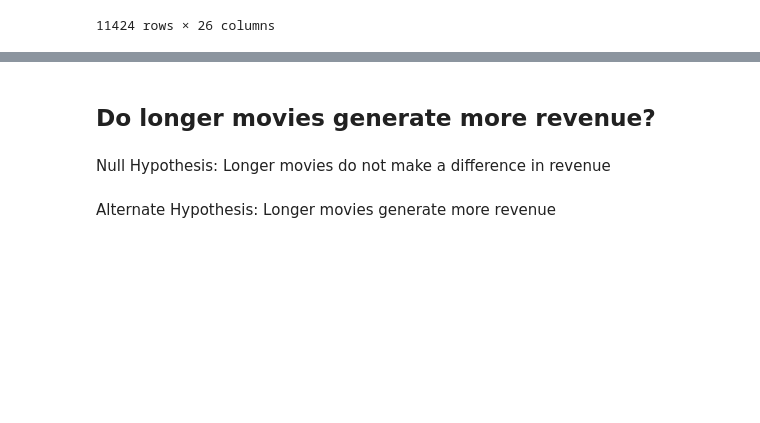
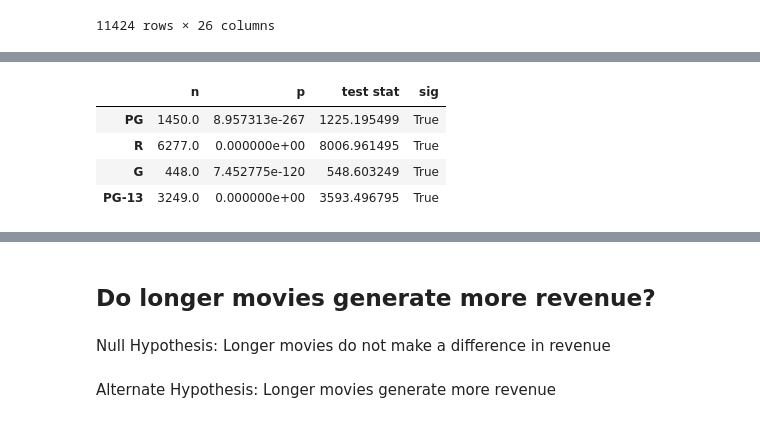
Before and after one commit to donmarcolaureano/Movie-Database, a Jupyter notebook: hypothesis_testing.ipynb, the cells around one changed output, grey strips where cells are left out. Drawn from its saved outputs; the diff is of its cells as text; code cells hidden in the pictures; blank space fills up the shorter version.

```diff
--- a/hypothesis_testing.ipynb
+++ b/hypothesis_testing.ipynb
@@ -489,0 +494,12 @@ Alternate Hypothesis: The MPAA rating of a movie has an affect on how much reven
+# %%
+#Create groups dict.
+groups={}
+#loop through all unique categories
+for i in cert_df['certification'].unique():
+    #Get series for group and rename
+    data=cert_df.loc[cert_df['certification']==i,'revenue'].copy()
+
+    #save into the dict
+    groups[i]=data
+
+groups.keys()
@@ -489,0 +508,13 @@ Alternate Hypothesis: The MPAA rating of a movie has an affect on how much reven
+# %%
+#running normal test on each group and confirming there are >20 in each group
+norm_results={}
+for i,data in groups.items():
+    stat, p=stats.normaltest(data)
+    #save the p val. test statistic, ad the size of the group
+    norm_results[i]={'n': len(data),
+                    'p':p,
+                    'test stat':stat,}
+
+#convert to a dataframe
+norm_results_df = pd.DataFrame(norm_results).T
+norm_results_df
@@ -489,0 +527,10 @@ Alternate Hypothesis: The MPAA rating of a movie has an affect on how much reven
+# %%
+#checking sig with pandas
+norm_results_df['sig']=norm_results_df['p']<.05
+norm_results_df
+# %% [output]
+|  | n | p | test stat | sig |
+| PG | 1450.0 | 8.957313e-267 | 1225.195499 | True |
+| R | 6277.0 | 0.000000e+00 | 8006.961495 | True |
+| G | 448.0 | 7.452775e-120 | 548.603249 | True |
+| PG-13 | 3249.0 | 0.000000e+00 | 3593.496795 | True |
```
Also changed, not shown: parts of 11 cells of this notebook.
